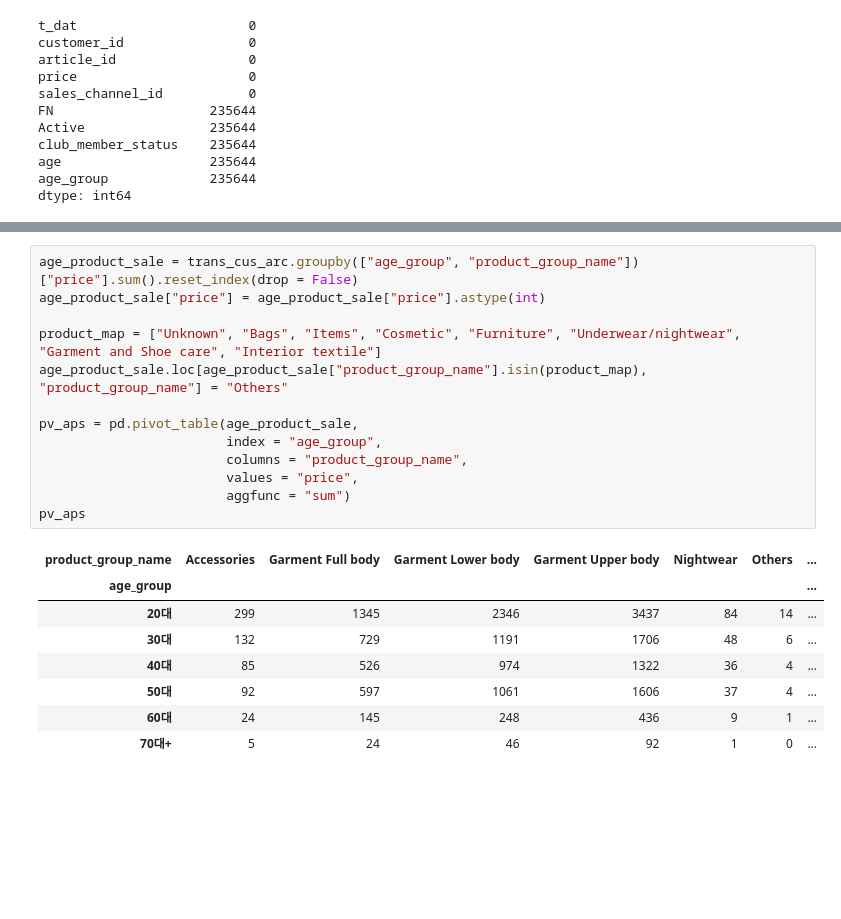
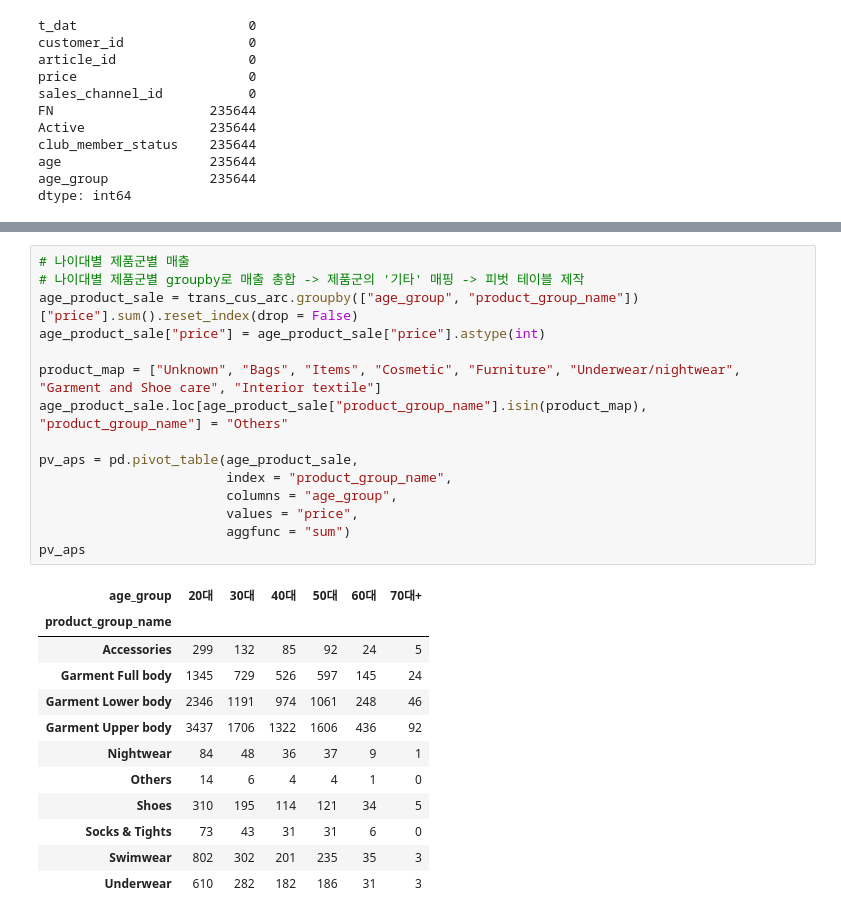
Before and after one commit to KyungminChang/4team-commerce-first-project, a Jupyter notebook: test.ipynb, the cells around one changed output, grey strips where cells are left out. Cells and saved outputs as stored; diff of their text form; blank space fills up the shorter version.

```diff
--- a/test.ipynb
+++ b/test.ipynb
@@ -368,24 +380,30 @@ plt.show()
 # %% [output]
 [figure]
 # %%
+# 나이대별 제품군별 매출
+# 나이대별 제품군별 groupby로 매출 총합 -> 제품군의 '기타' 매핑 -> 피벗 테이블 제작
 age_product_sale = trans_cus_arc.groupby(["age_group", "product_group_name"])["price"].sum().reset_index(drop = False)
 age_product_sale["price"] = age_product_sale["price"].astype(int)
 
 product_map = ["Unknown", "Bags", "Items", "Cosmetic", "Furniture", "Underwear/nightwear", "Garment and Shoe care", "Interior textile"]
 age_product_sale.loc[age_product_sale["product_group_name"].isin(product_map), "product_group_name"] = "Others"
 
 pv_aps = pd.pivot_table(age_product_sale,
-                        index = "age_group",
-                        columns = "product_group_name",
+                        index = "product_group_name",
+                        columns = "age_group",
                         values = "price",
                         aggfunc = "sum")
 pv_aps
 # %% [output]
-| product_group_name | Accessories | Garment Full body | Garment Lower body | Garment Upper body | Nightwear | Others | ... |
-| age_group |  |  |  |  |  |  | ... |
-| 20대 | 299 | 1345 | 2346 | 3437 | 84 | 14 | ... |
-| 30대 | 132 | 729 | 1191 | 1706 | 48 | 6 | ... |
-| 40대 | 85 | 526 | 974 | 1322 | 36 | 4 | ... |
-| 50대 | 92 | 597 | 1061 | 1606 | 37 | 4 | ... |
-| 60대 | 24 | 145 | 248 | 436 | 9 | 1 | ... |
-| 70대+ | 5 | 24 | 46 | 92 | 1 | 0 | ... |
+| age_group | 20대 | 30대 | 40대 | 50대 | 60대 | 70대+ |
+| product_group_name |  |  |  |  |  |  |
+| Accessories | 299 | 132 | 85 | 92 | 24 | 5 |
+| Garment Full body | 1345 | 729 | 526 | 597 | 145 | 24 |
+| Garment Lower body | 2346 | 1191 | 974 | 1061 | 248 | 46 |
+| Garment Upper body | 3437 | 1706 | 1322 | 1606 | 436 | 92 |
+| Nightwear | 84 | 48 | 36 | 37 | 9 | 1 |
+| Others | 14 | 6 | 4 | 4 | 1 | 0 |
+| Shoes | 310 | 195 | 114 | 121 | 34 | 5 |
+| Socks & Tights | 73 | 43 | 31 | 31 | 6 | 0 |
+| Swimwear | 802 | 302 | 201 | 235 | 35 | 3 |
+| Underwear | 610 | 282 | 182 | 186 | 31 | 3 |
```
Also changed, not shown: parts of 10 cells of this notebook.
